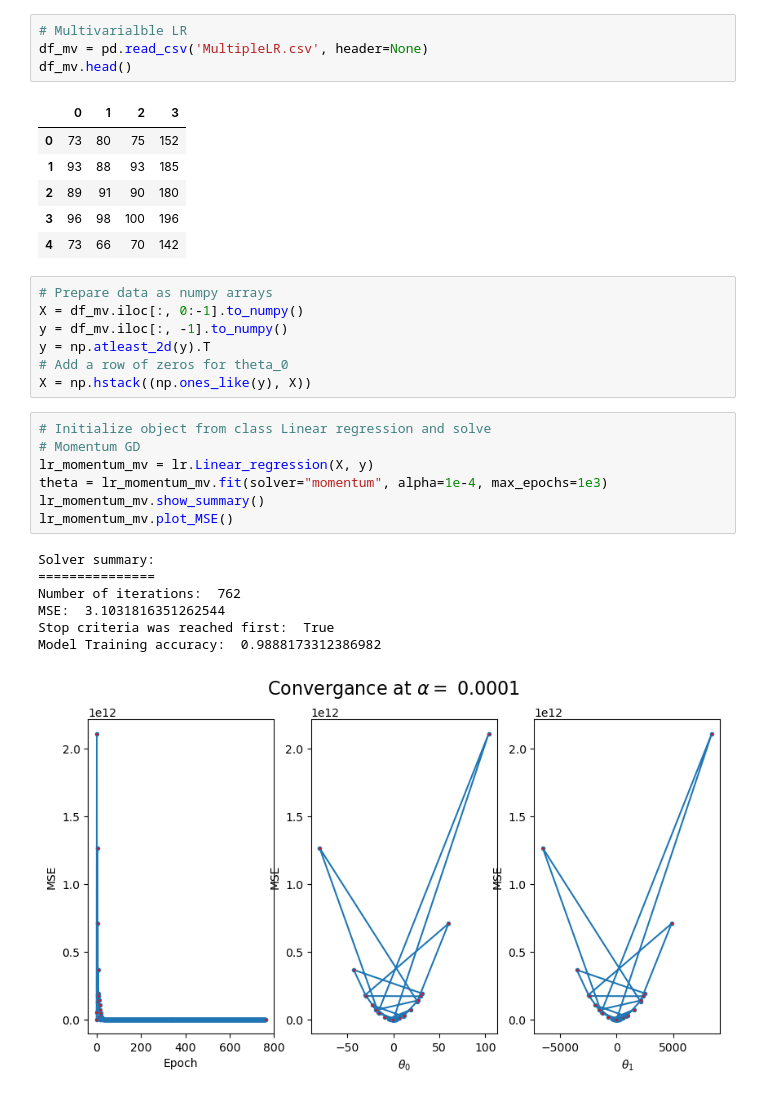
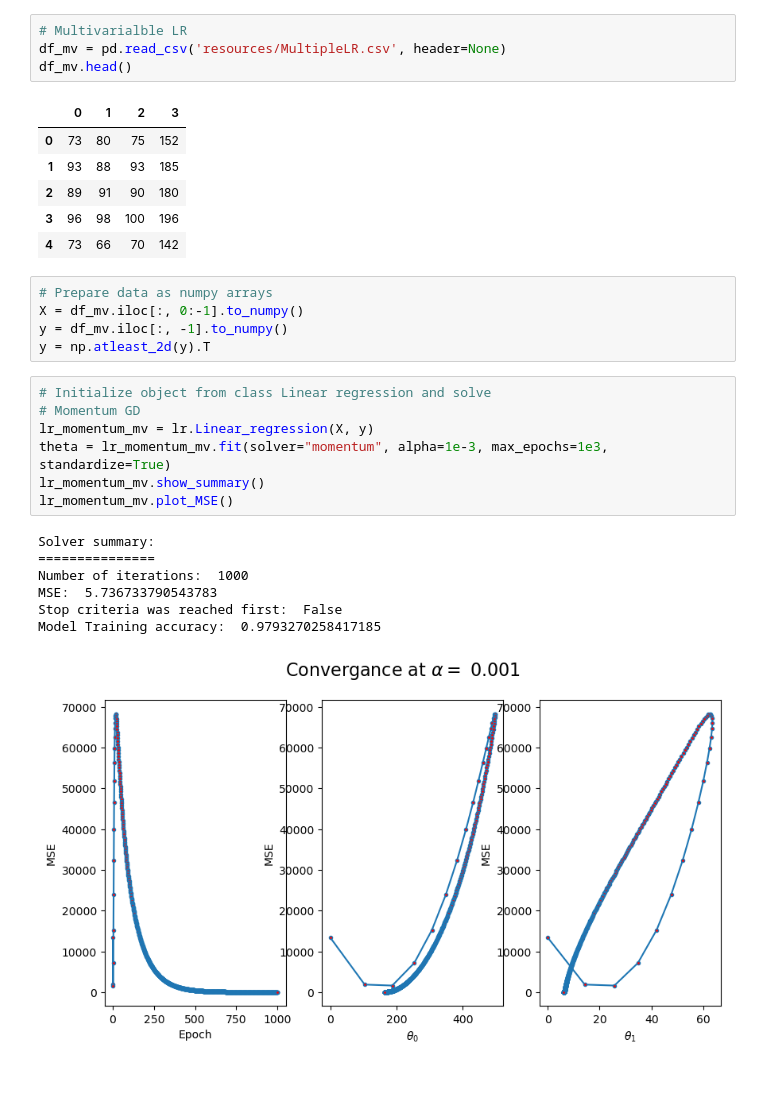
Before and after one commit to Omar-Safwat/Numerical_Methods_Projects, a Jupyter notebook: Optimization in ML/Gradient_descent/Practical_3.ipynb, the cells around one changed output. Saved outputs shown, nothing was run; the diff lists cells and outputs as text.

Commit message:
Added Standardization
- Added standardization
-  Gradient_descent.py automatically pads a column of 1s for theta_0. User should only pass the original numpy matrix

```diff
--- a/Optimization in ML/Gradient_descent/Practical_3.ipynb
+++ b/Optimization in ML/Gradient_descent/Practical_3.ipynb
@@ -148,7 +143,7 @@ Model Training accuracy:  0.7651573779591542
 # Multivariable data
 # %%
 # Multivarialble LR
-df_mv = pd.read_csv('MultipleLR.csv', header=None)
+df_mv = pd.read_csv('resources/MultipleLR.csv', header=None)
 df_mv.head()
 # %% [output]
 |  | 0 | 1 | 2 | 3 |
@@ -162,23 +157,21 @@ df_mv.head()
 X = df_mv.iloc[:, 0:-1].to_numpy()
 y = df_mv.iloc[:, -1].to_numpy()
 y = np.atleast_2d(y).T
-# Add a row of zeros for theta_0
-X = np.hstack((np.ones_like(y), X))
 # %%
 # Initialize object from class Linear regression and solve
 # Momentum GD
 lr_momentum_mv = lr.Linear_regression(X, y)
-theta = lr_momentum_mv.fit(solver="momentum", alpha=1e-4, max_epochs=1e3)
+theta = lr_momentum_mv.fit(solver="momentum", alpha=1e-3, max_epochs=1e3, standardize=True)
 lr_momentum_mv.show_summary()
 lr_momentum_mv.plot_MSE()
 # %% [output]
 Solver summary:
 ===============
-Number of iterations:  762
-MSE:  3.1031816351262544
-Stop criteria was reached first:  True
-Model Training accuracy:  0.9888173312386982
+Number of iterations:  1000
+MSE:  5.736733790543783
+Stop criteria was reached first:  False
+Model Training accuracy:  0.9793270258417185
-[figure, old version]
+[figure, new version]
 # %%
 # Initialize object from class Linear regression and solve
 # Nesterov GD
```
Also changed, not shown: parts of 10 cells of this notebook, 4 other files.
